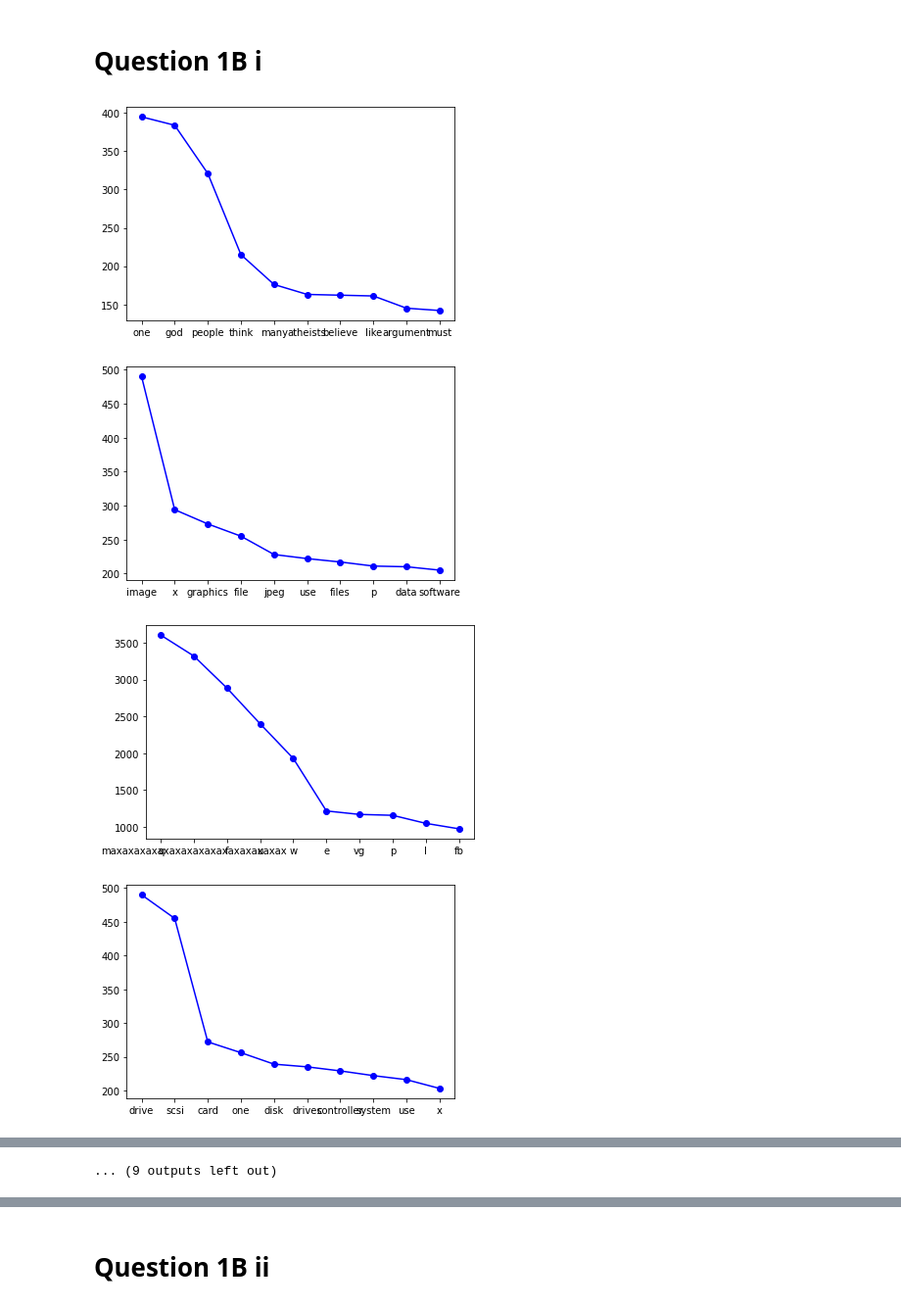
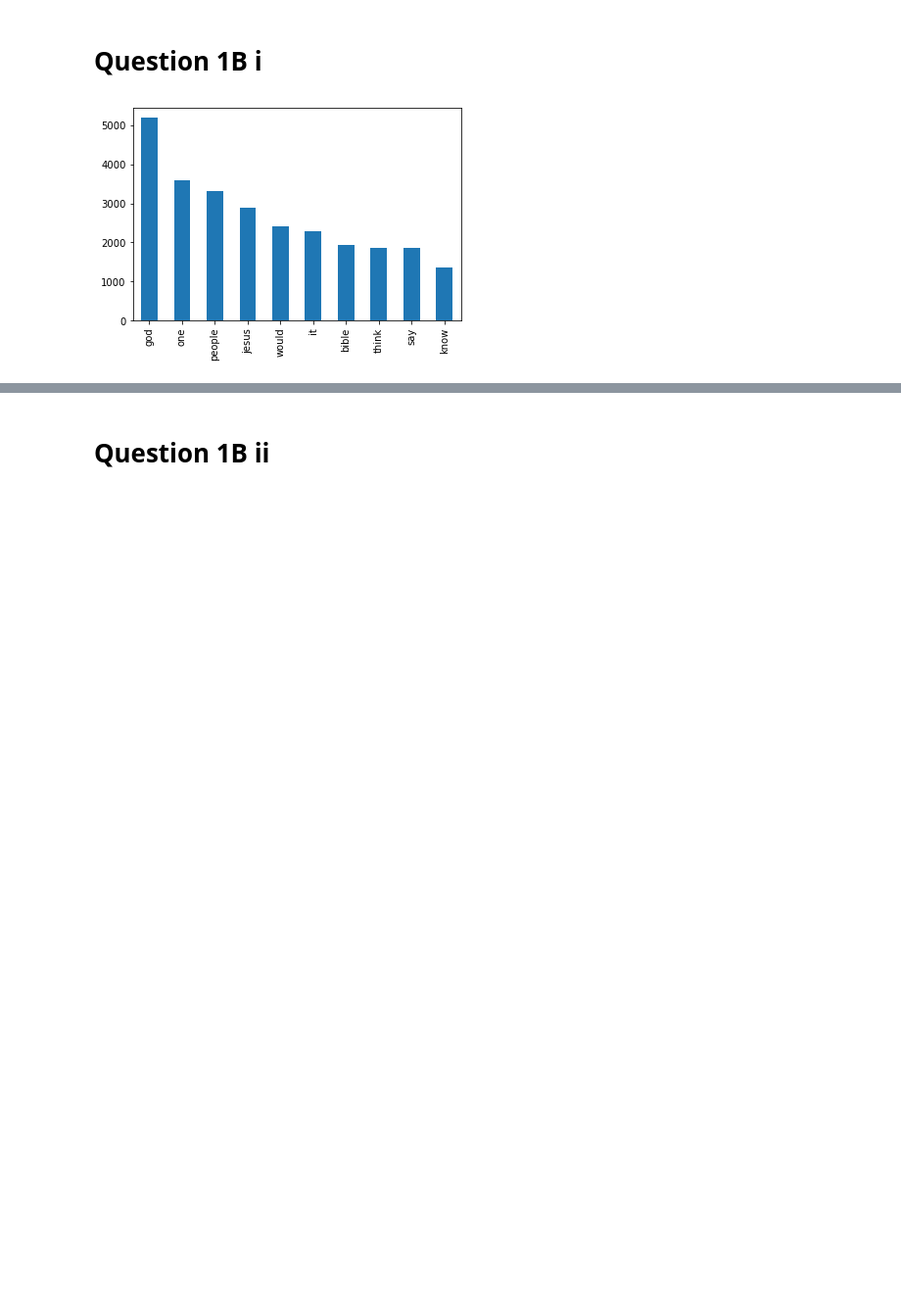
Before and after one commit to AndrewArpin/SocialDataMiningMidTerm, a Jupyter notebook: Mid-TermProjectGroup4.ipynb, the cells around one changed output, grey strips where cells are left out. Shown at 98% size. Saved outputs shown, nothing was run; the diff lists cells and outputs as text; code cells hidden in the pictures; blank space fills up the shorter version.

```diff
--- a/Mid-TermProjectGroup4.ipynb
+++ b/Mid-TermProjectGroup4.ipynb
@@ -46,18 +54,26 @@ docs_df
 # %%
 stop_words = stopwords.words('english')
-sw1 = ['dont','im','also','it','thank','thanks','could','get','would','even','know','say','much','well']
-stop_words.extend(sw1)
+
 lemmatizer = WordNetLemmatizer()
 stemmer = PorterStemmer()
 
 PUNCTUATION = '[^\w\s]' #^=not, \w=alphanumeric character, \s=space
 docs_df['text'] = docs_df['text'].str.lower()
 docs_df['text'] = docs_df['text'].apply(lambda x: ' '.join([item for item in x.split() if item.strip() not in stop_words]))
-# docs_df['text'] = docs_df['text'].apply(lambda x: lemmatizer.lemmatize(x))
+docs_df['text'] = docs_df['text'].apply(lambda x: lemmatizer.lemmatize(x))
 docs_df['text'] = docs_df['text'].apply(lambda x: stemmer.stem(x))
 docs_df['text'] = docs_df['text'].apply(lambda x: re.sub(PUNCTUATION, '', x))
 docs_df['text'] = docs_df['text'].apply(lambda x: re.sub('\n', ' ', x))
 docs_df['text'] = docs_df['text'].apply(lambda x: re.sub('[\d-]', ' ', x))
 docs_df['text'] = docs_df['text'].apply(lambda x: re.sub('_',' ', x))
-docs_df['text'] = docs_df['text'].apply(lambda x: ' '.join([item for item in x.split() if item.strip() not in stop_words]))
-docs_df
+
+
+docs_dftest['text'] = docs_dftest['text'].str.lower()
+docs_dftest['text'] = docs_dftest['text'].apply(lambda x: ' '.join([item for item in x.split() if item.strip() not in stop_words]))
+docs_dftest['text'] = docs_dftest['text'].apply(lambda x: lemmatizer.lemmatize(x))
+docs_dftest['text'] = docs_dftest['text'].apply(lambda x: stemmer.stem(x))
+docs_dftest['text'] = docs_dftest['text'].apply(lambda x: re.sub(PUNCTUATION, '', x))
+docs_dftest['text'] = docs_dftest['text'].apply(lambda x: re.sub('\n', ' ', x))
+docs_dftest['text'] = docs_dftest['text'].apply(lambda x: re.sub('[\d-]', ' ', x))
+docs_dftest['text'] = docs_dftest['text'].apply(lambda x: re.sub('_',' ', x))
+docs_dftest['text'] = docs_dftest['text'].apply(lambda x: ' '.join([item for item in x.split() if item.strip() not in stop_words]))
@@ -80,15 +82,13 @@ docs_df
 # %%
 for x in range(20):
     commondf = docs_df.loc[(docs_df['topic'] == x)]
     common = ' '.join(commondf['text'])
     common = pd.Series(common.split()).value_counts()[:10]
-    commondft = pd.DataFrame(common)
-    commondft.rename( columns={0 :'count'}, inplace=True )
-    plt.plot(commondft['count'], color='blue', marker='o')
-    plt.show()
-    plt.savefig('plot.png')
+#     commondft = pd.DataFrame(common)
+#     commondft.rename( columns={0 :'count'}, inplace=True )
+    common.plot(kind="bar")
+    #plt.plot(commondft['count'], color='blue', marker='o')
+    a = 'plot' + str(x)
+    plt.savefig(a)
 # %% [output]
-[figure, old version]
+[figure, new version]
-[figure, removed]
-[figure, removed]
-[figure, removed]
@@ -103,4 +95,3 @@ for x in range(20):
-... (9 outputs left out)
 # %%
 for x in range(20):
     bigramdf = docs_df.loc[(docs_df['topic'] == x)]
```
Also changed, not shown: parts of 19 cells of this notebook.
